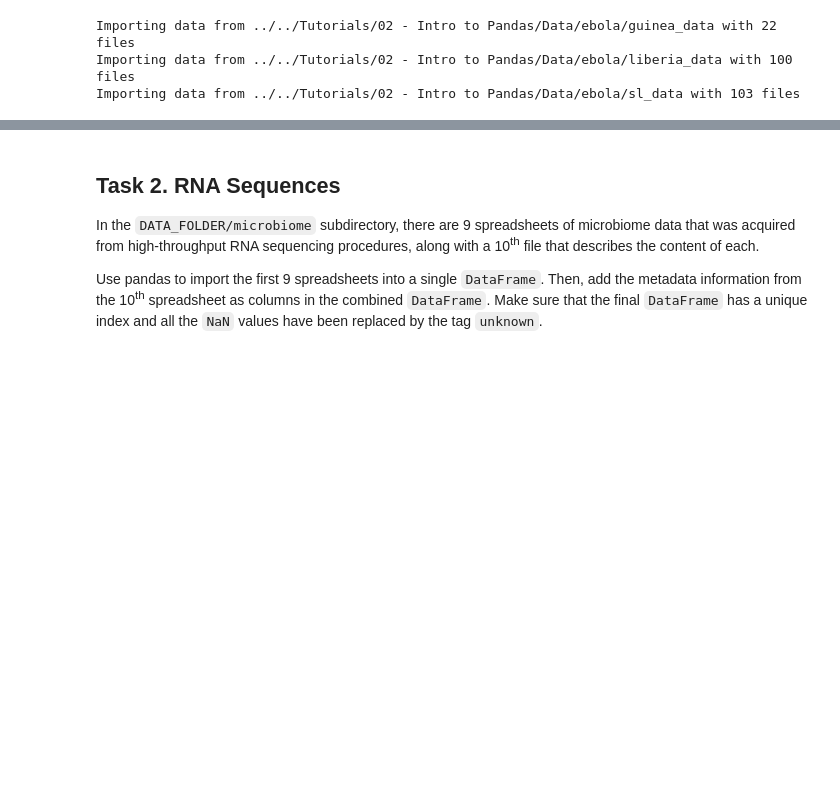
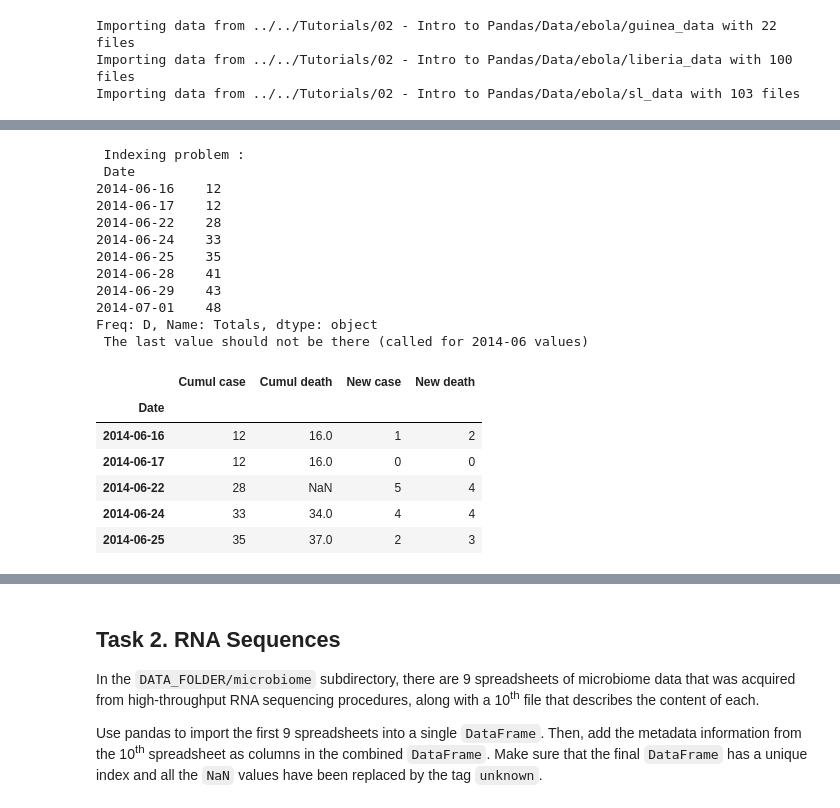
Before and after one commit to Polymere/ADA_Group, a Jupyter notebook: Homework/01 - Pandas and Data Wrangling/Homework 1.ipynb, the cells around one changed output, grey strips where cells are left out. Cells and saved outputs as stored; diff of their text form; code cells hidden in the pictures; blank space fills up the shorter version.

```diff
--- a/Homework/01 - Pandas and Data Wrangling/Homework 1.ipynb
+++ b/Homework/01 - Pandas and Data Wrangling/Homework 1.ipynb
@@ -165,0 +240,68 @@ data_cropped
+# %%
+co='Liberia'
+c_death1='Total death/s in confirmed cases'
+c_death2='Total death/s in suspected cases'
+c_death3='Total death/s in probable cases'
+c_death4='Total death/s in confirmed,  probable, suspected cases'
+
+n_death='Newly reported deaths'
+
+n_case='New case/s (confirmed)'
+c_case='Total confirmed cases'
+
+s1=get_total(co,c_death1)
+s2=get_total(co,c_death2)
+s3=get_total(co,c_death3)
+s4=get_total(co,c_death4)
+#In a dataframe to have the same index
+df=pd.concat({c_death1:s1, c_death2:s2, c_death3:s3, c_death4:s4}, axis=1)
+
+df[c_death4]=df[c_death4].fillna(0)
+#If one of the component is Na then sum is Na (to be complete)
+df[c_death4]=df[c_death4].add(df[c_death1])
+df[c_death4]=df[c_death4].add(df[c_death2])
+df[c_death4]=df[c_death4].add(df[c_death3])
+
+df[c_death4]=df[c_death4].add(s4, fill_value=0)# Get back the already existing values
+
+s_cumul_death=df[c_death4]
+
+s_new_death=get_total(co,n_death)
+
+cumul_cf=complete_cumul_by_new_forward(s_cumul_death,s_new_death)
+cumul_death_liberia=complete_cumul_by_new_backward(cumul_cf, s_new_death)
+
+
+new_death_liberia=complete_new_by_cumul(cumul_death_liberia, s_new_death)
+
+
+new_case_liberia=get_total(co,n_case)
+cumul_case_liberia=clean_cumul(get_total(co,c_case))
+#Do the value exchange
+
+data_Liberia=pd.concat({'New case':new_case_liberia, 'New death':new_death_liberia,
+                       'Cumul case':cumul_case_liberia, 'Cumul death':cumul_death_liberia}, axis=1)
+
+
+print('\n Indexing problem :\n', cumul_case_liberia['2014-06'],'\n The last value should not be there (called for 2014-06 values)')
+data_Liberia.head()
+# %% [output]
+ Indexing problem :
+ Date
+2014-06-16    12
+2014-06-17    12
+2014-06-22    28
+2014-06-24    33
+2014-06-25    35
+2014-06-28    41
+2014-06-29    43
+2014-07-01    48
+Freq: D, Name: Totals, dtype: object
+ The last value should not be there (called for 2014-06 values)
+|  | Cumul case | Cumul death | New case | New death |
+| Date |  |  |  |  |
+| 2014-06-16 | 12 | 16.0 | 1 | 2 |
+| 2014-06-17 | 12 | 16.0 | 0 | 0 |
+| 2014-06-22 | 28 | NaN | 5 | 4 |
+| 2014-06-24 | 33 | 34.0 | 4 | 4 |
+| 2014-06-25 | 35 | 37.0 | 2 | 3 |
```
Also changed, not shown: parts of 21 cells of this notebook.
